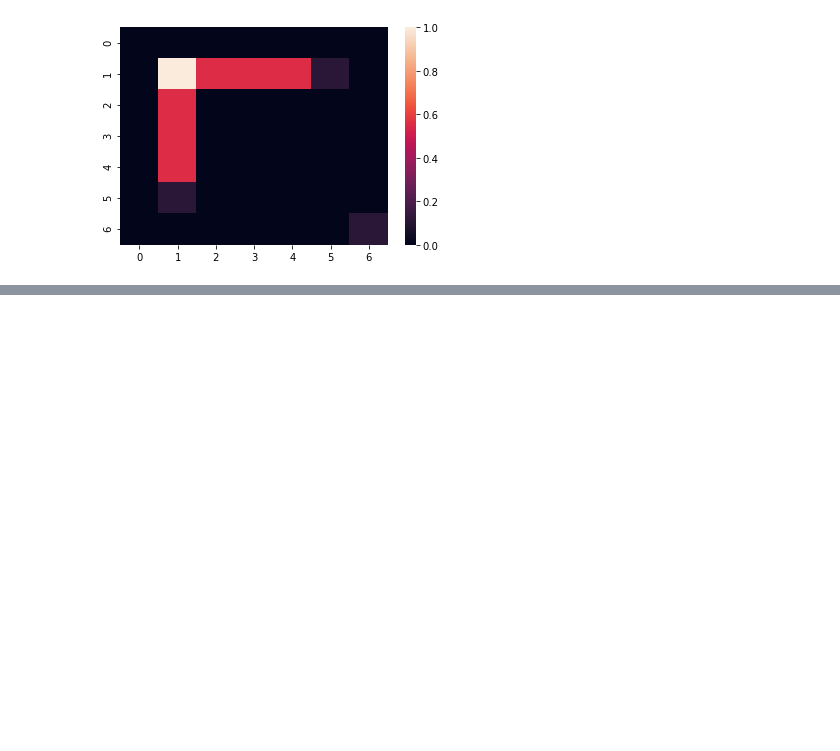
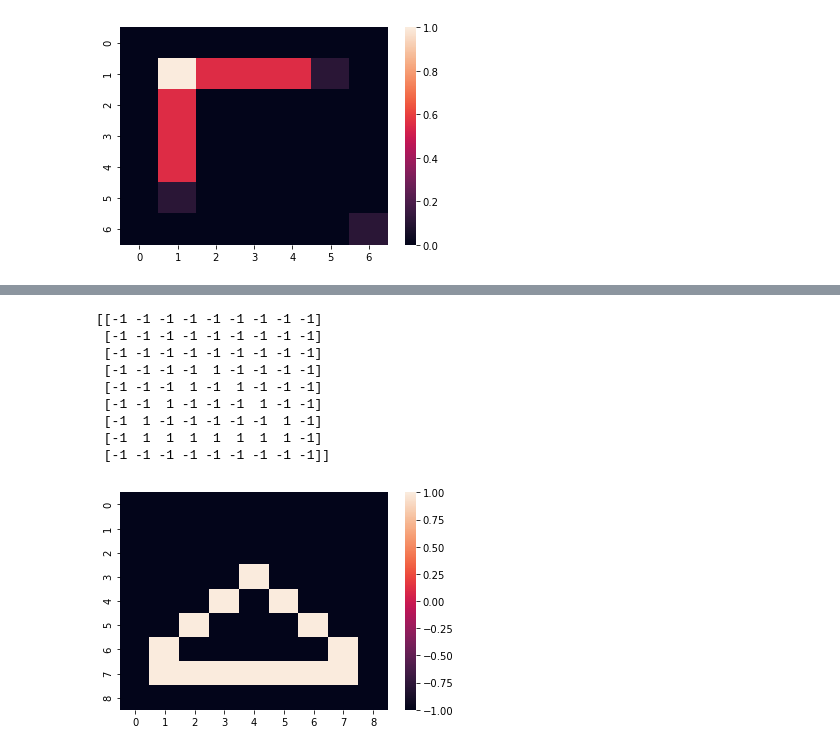
Before and after one commit to ybuchmeier/KI_Sem5, a Jupyter notebook: Uebungsblatt.ipynb, the cells around one changed output, grey strips where cells are left out. Saved outputs shown, nothing was run; the diff lists cells and outputs as text; code cells hidden in the pictures; blank space fills up the shorter version.

```diff
--- a/Uebungsblatt.ipynb
+++ b/Uebungsblatt.ipynb
@@ -294,0 +271,27 @@ _ = heatmap(prepare_for_heatmap(ergMa, 4, 4))
+# %%
+# Setup Bild Dreieck
+bild2 = [
+    [-1, -1, -1, -1, -1, -1, -1, -1, -1],
+    [-1, -1, -1, -1, -1, -1, -1, -1, -1],
+    [-1, -1, -1, -1, -1, -1, -1, -1, -1],
+    [-1, -1, -1, -1, 1, -1, -1, -1, -1],
+    [-1, -1, -1, 1, -1, 1, -1, -1, -1],
+    [-1, -1, 1, -1, -1, -1, 1, -1, -1],
+    [-1, 1, -1, -1, -1, -1, -1, 1, -1],
+    [-1, 1, 1,  1,  1,  1,  1, 1, -1],
+    [-1, -1, -1, -1, -1, -1, -1, -1, -1]
+]
+
+print(np.array(bild2))
+_ = heatmap(bild2)
+# %% [output]
+[[-1 -1 -1 -1 -1 -1 -1 -1 -1]
+ [-1 -1 -1 -1 -1 -1 -1 -1 -1]
+ [-1 -1 -1 -1 -1 -1 -1 -1 -1]
+ [-1 -1 -1 -1  1 -1 -1 -1 -1]
+ [-1 -1 -1  1 -1  1 -1 -1 -1]
+ [-1 -1  1 -1 -1 -1  1 -1 -1]
+ [-1  1 -1 -1 -1 -1 -1  1 -1]
+ [-1  1  1  1  1  1  1  1 -1]
+ [-1 -1 -1 -1 -1 -1 -1 -1 -1]]
+[figure, added]
```
Also changed, not shown: parts of 23 cells of this notebook.
